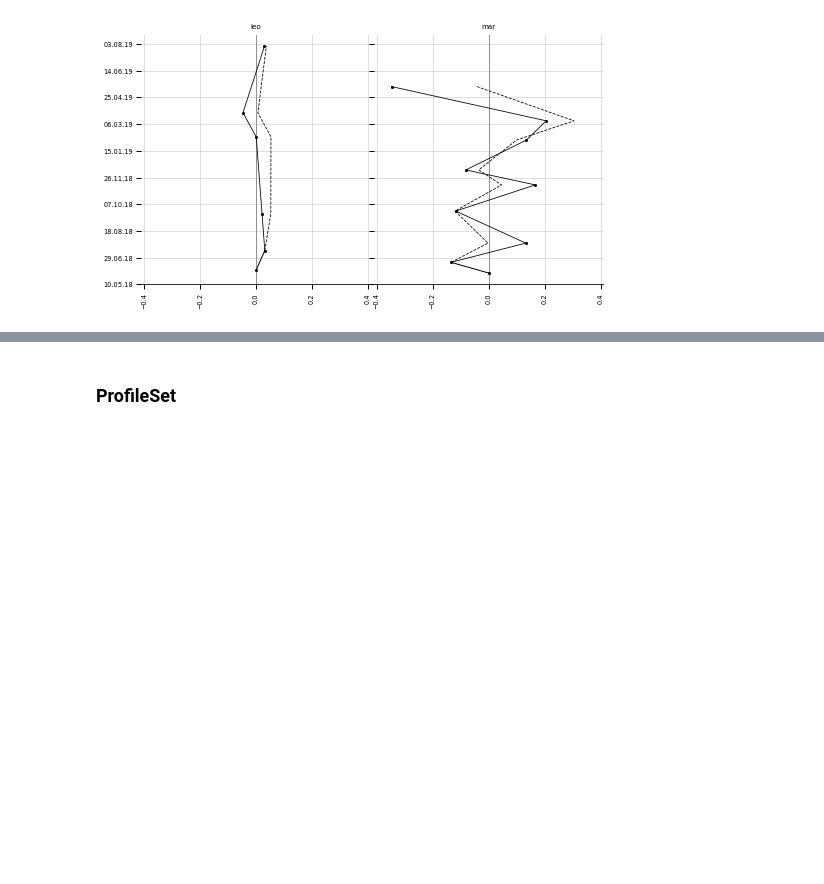
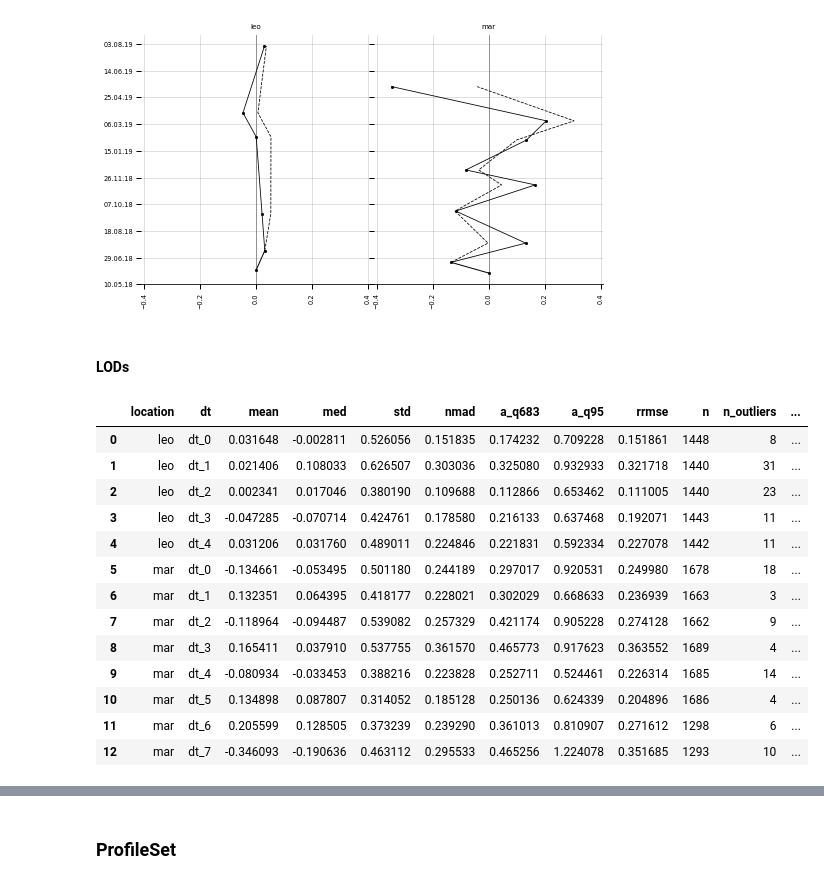
Before and after one commit to npucino/sandpyper, a Jupyter notebook: examples/Example_1_Profile_extraction-CLASS.ipynb, the cells around one changed output, grey strips where cells are left out. Cells and saved outputs as stored; diff of their text form; code cells hidden in the pictures; blank space fills up the shorter version.

Commit message:
added get_lod_table function

```diff
--- a/examples/Example_1_Profile_extraction-CLASS.ipynb
+++ b/examples/Example_1_Profile_extraction-CLASS.ipynb
@@ -81,3 +81,8 @@ D.plot_mec_evolution(location_field="location",
                      loc_order=["leo","mar"])
 # %% [output]
 [figure]
+# %% [markdown]
+#### LODs
+# %%
+data=D.dh_df
+a=abs(data.groupby(["location","dt"]).dh.apply(np.array)[0])
@@ -83,0 +167,17 @@ D.plot_mec_evolution(location_field="location",
+# %%
+get_lod_table(D.dh_df, alpha=0.05)
+# %% [output]
+|  | location | dt | mean | med | std | nmad | a_q683 | a_q95 | rrmse | n | n_outliers | ... |
+| 0 | leo | dt_0 | 0.031648 | -0.002811 | 0.526056 | 0.151835 | 0.174232 | 0.709228 | 0.151861 | 1448 | 8 | ... |
+| 1 | leo | dt_1 | 0.021406 | 0.108033 | 0.626507 | 0.303036 | 0.325080 | 0.932933 | 0.321718 | 1440 | 31 | ... |
+| 2 | leo | dt_2 | 0.002341 | 0.017046 | 0.380190 | 0.109688 | 0.112866 | 0.653462 | 0.111005 | 1440 | 23 | ... |
+| 3 | leo | dt_3 | -0.047285 | -0.070714 | 0.424761 | 0.178580 | 0.216133 | 0.637468 | 0.192071 | 1443 | 11 | ... |
+| 4 | leo | dt_4 | 0.031206 | 0.031760 | 0.489011 | 0.224846 | 0.221831 | 0.592334 | 0.227078 | 1442 | 11 | ... |
+| 5 | mar | dt_0 | -0.134661 | -0.053495 | 0.501180 | 0.244189 | 0.297017 | 0.920531 | 0.249980 | 1678 | 18 | ... |
+| 6 | mar | dt_1 | 0.132351 | 0.064395 | 0.418177 | 0.228021 | 0.302029 | 0.668633 | 0.236939 | 1663 | 3 | ... |
+| 7 | mar | dt_2 | -0.118964 | -0.094487 | 0.539082 | 0.257329 | 0.421174 | 0.905228 | 0.274128 | 1662 | 9 | ... |
+| 8 | mar | dt_3 | 0.165411 | 0.037910 | 0.537755 | 0.361570 | 0.465773 | 0.917623 | 0.363552 | 1689 | 4 | ... |
+| 9 | mar | dt_4 | -0.080934 | -0.033453 | 0.388216 | 0.223828 | 0.252711 | 0.524461 | 0.226314 | 1685 | 14 | ... |
+| 10 | mar | dt_5 | 0.134898 | 0.087807 | 0.314052 | 0.185128 | 0.250136 | 0.624339 | 0.204896 | 1686 | 4 | ... |
+| 11 | mar | dt_6 | 0.205599 | 0.128505 | 0.373239 | 0.239290 | 0.361013 | 0.810907 | 0.271612 | 1298 | 6 | ... |
+| 12 | mar | dt_7 | -0.346093 | -0.190636 | 0.463112 | 0.295533 | 0.465256 | 1.224078 | 0.351685 | 1293 | 10 | ... |
```
Also changed, not shown: parts of 7 cells of this notebook, 5 other files.
